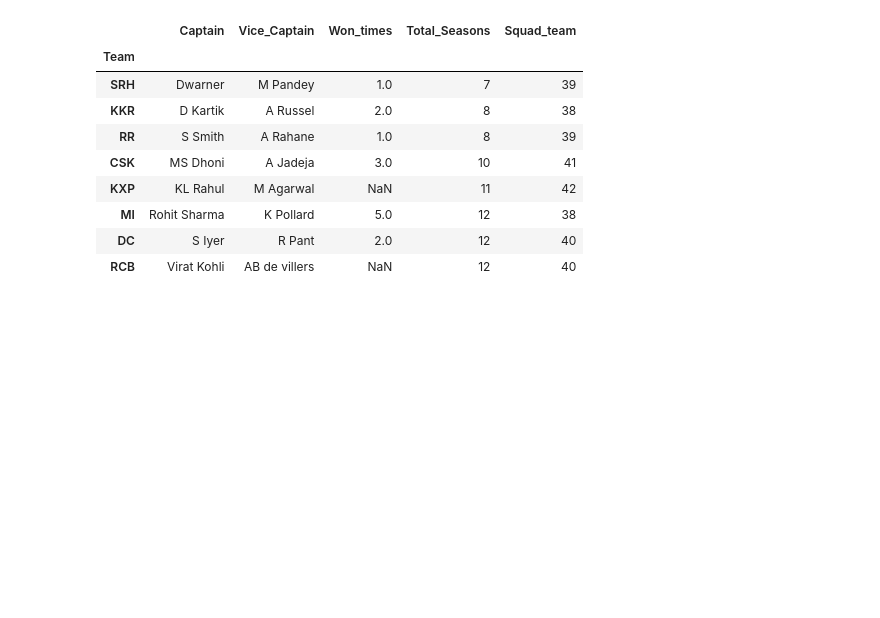
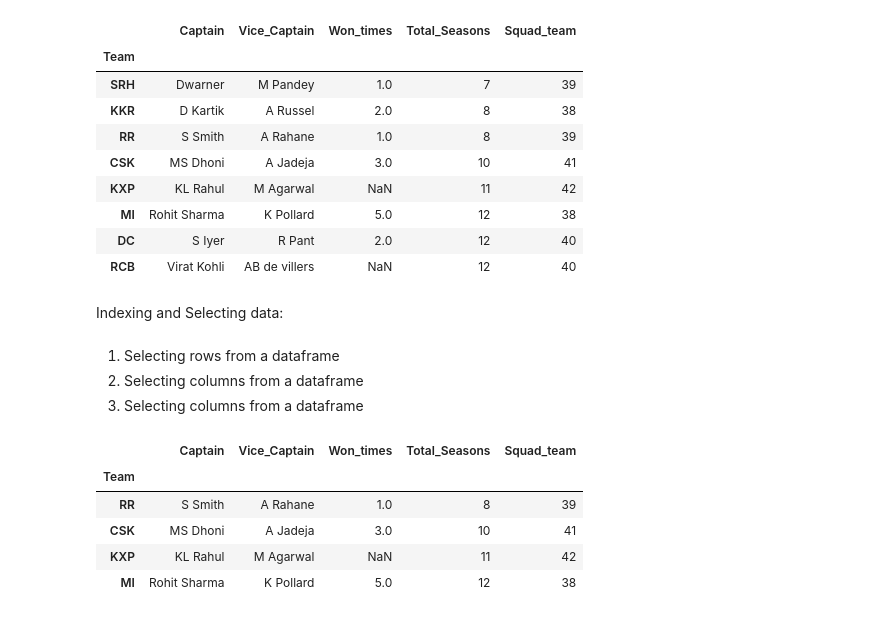
Before and after one commit to santoshkumarvagga/Data-Science, a Jupyter notebook: Pandas.ipynb, the cells around one changed output. Saved outputs shown, nothing was run; the diff lists cells and outputs as text; code cells hidden in the pictures; blank space fills up the shorter version.

```diff
--- a/Pandas.ipynb
+++ b/Pandas.ipynb
@@ -238,3 +240,19 @@ df
 | MI | Rohit Sharma | K Pollard | 5.0 | 12 | 38 |
 | DC | S Iyer | R Pant | 2.0 | 12 | 40 |
 | RCB | Virat Kohli | AB de villers | NaN | 12 | 40 |
+# %% [markdown]
+Indexing and Selecting data:
+# %% [markdown]
+1) Selecting rows from a dataframe
+2) Selecting columns from a dataframe
+3) Selecting columns from a dataframe
+# %%
+# 1) Selecting rows:
+df[2:6]
+# %% [output]
+|  | Captain | Vice_Captain | Won_times | Total_Seasons | Squad_team |
+| Team |  |  |  |  |  |
+| RR | S Smith | A Rahane | 1.0 | 8 | 39 |
+| CSK | MS Dhoni | A Jadeja | 3.0 | 10 | 41 |
+| KXP | KL Rahul | M Agarwal | NaN | 11 | 42 |
+| MI | Rohit Sharma | K Pollard | 5.0 | 12 | 38 |
```
Also changed, not shown: parts of 5 cells of this notebook.
